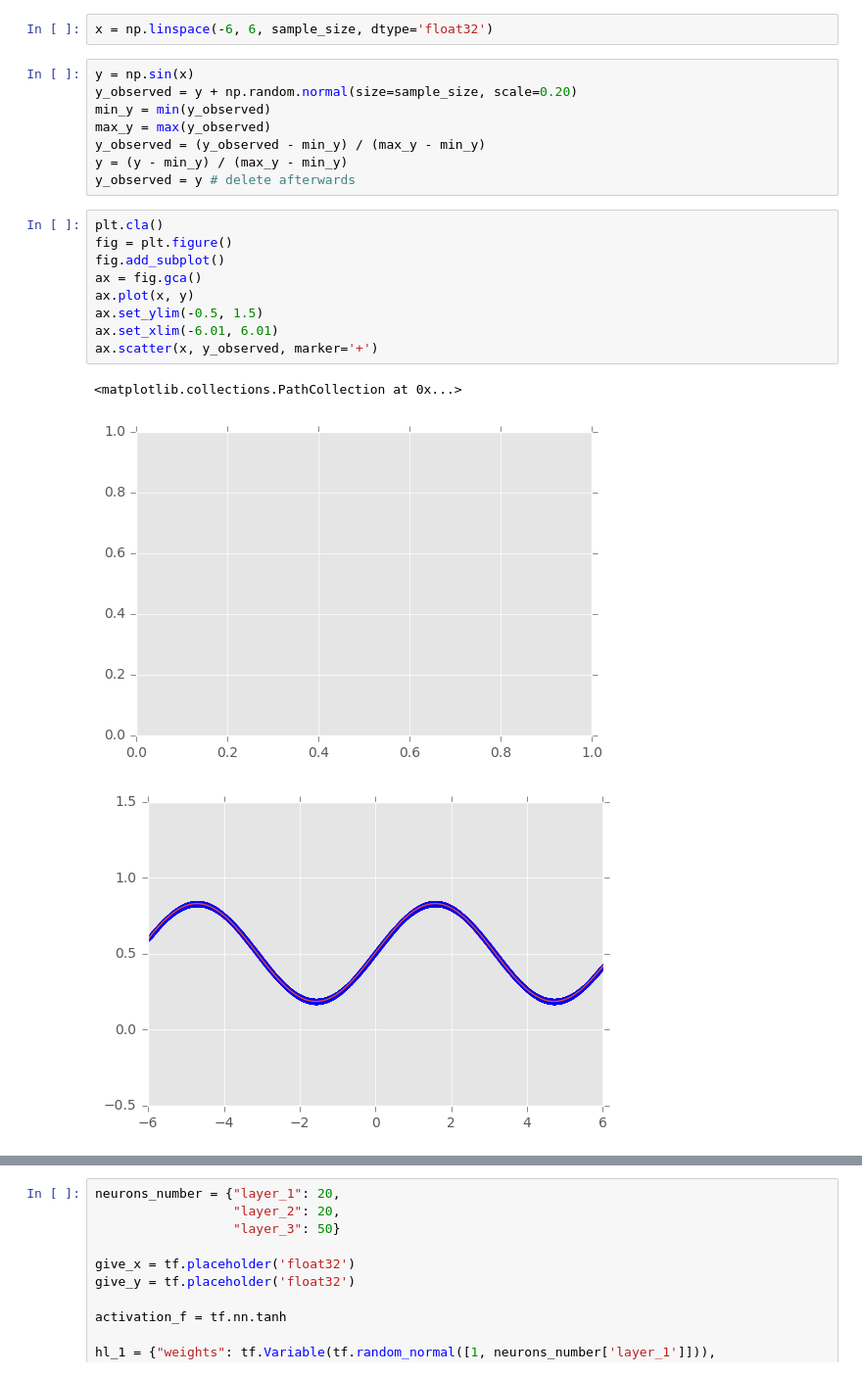
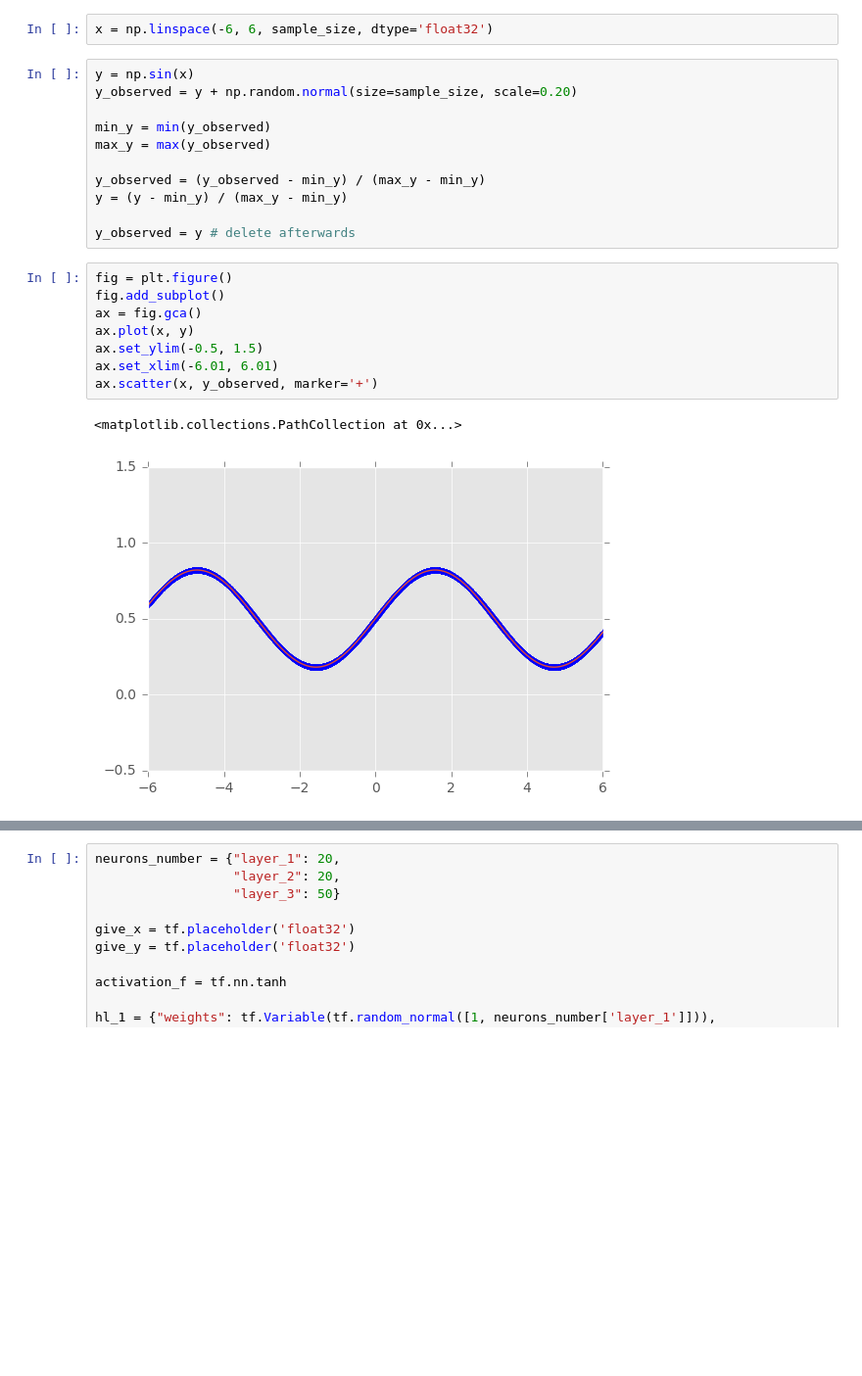
Before and after one commit to Asav7/Simple_Neural_Networks, a Jupyter notebook: NN_sin_x.ipynb, the cells around one changed output, grey strips where cells are left out. Shown at 98% size. Cells and saved outputs as stored; diff of their text form; blank space fills up the shorter version.

```diff
--- a/NN_sin_x.ipynb
+++ b/NN_sin_x.ipynb
@@ -12,21 +14,22 @@ x = np.linspace(-6, 6, sample_size, dtype='float32')
 # %%
 y = np.sin(x)
 y_observed = y + np.random.normal(size=sample_size, scale=0.20)
+
 min_y = min(y_observed)
 max_y = max(y_observed)
+
 y_observed = (y_observed - min_y) / (max_y - min_y)
 y = (y - min_y) / (max_y - min_y)
+
 y_observed = y # delete afterwards
 # %%
-plt.cla()
 fig = plt.figure()
 fig.add_subplot()
 ax = fig.gca()
 ax.plot(x, y)
 ax.set_ylim(-0.5, 1.5)
 ax.set_xlim(-6.01, 6.01)
 ax.scatter(x, y_observed, marker='+')
 # %% [output]
 <matplotlib.collections.PathCollection at 0x...>
-[figure, old version]
+[figure, new version]
-[figure, removed]
```
Also changed, not shown: parts of 11 cells of this notebook, 1 other file.
